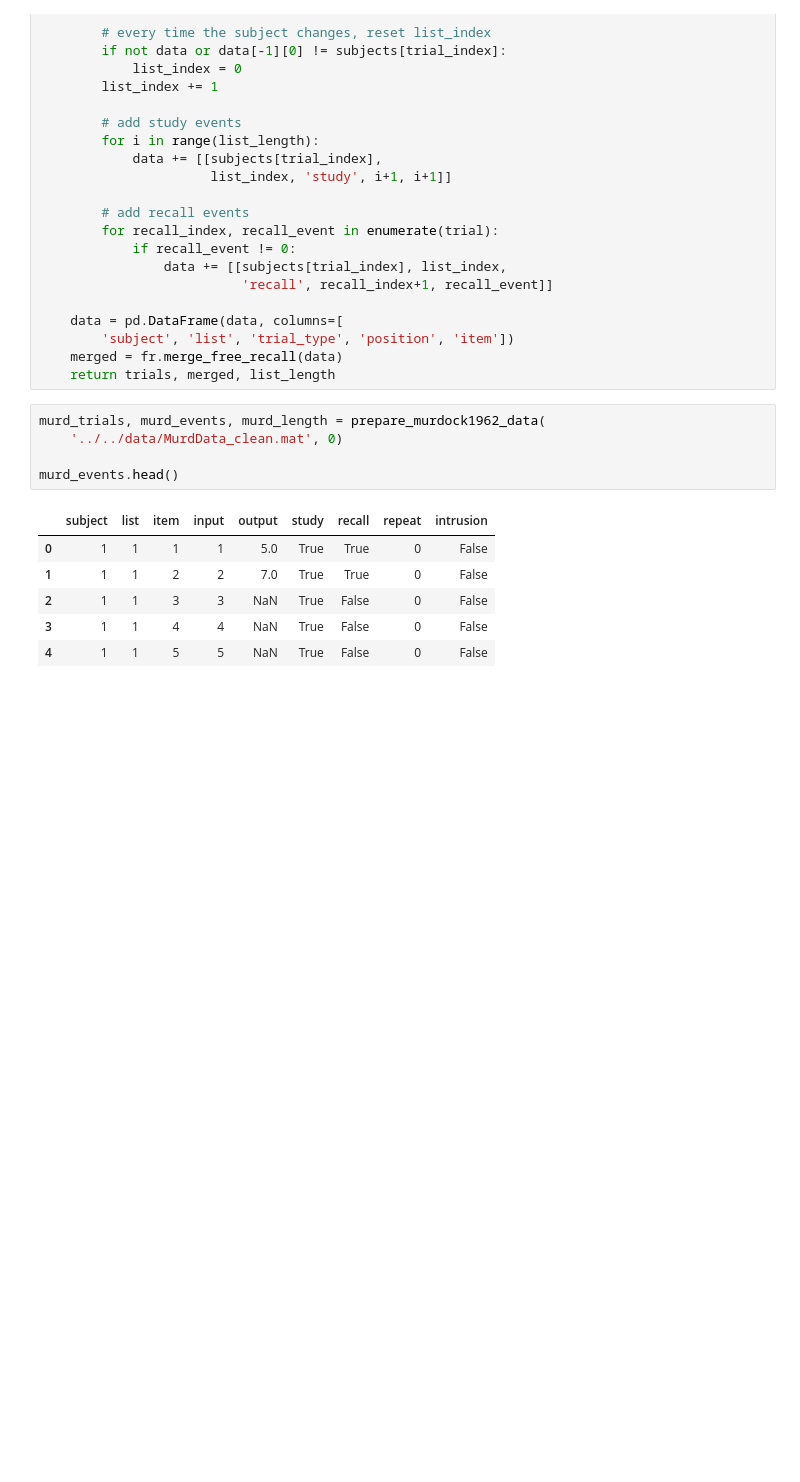
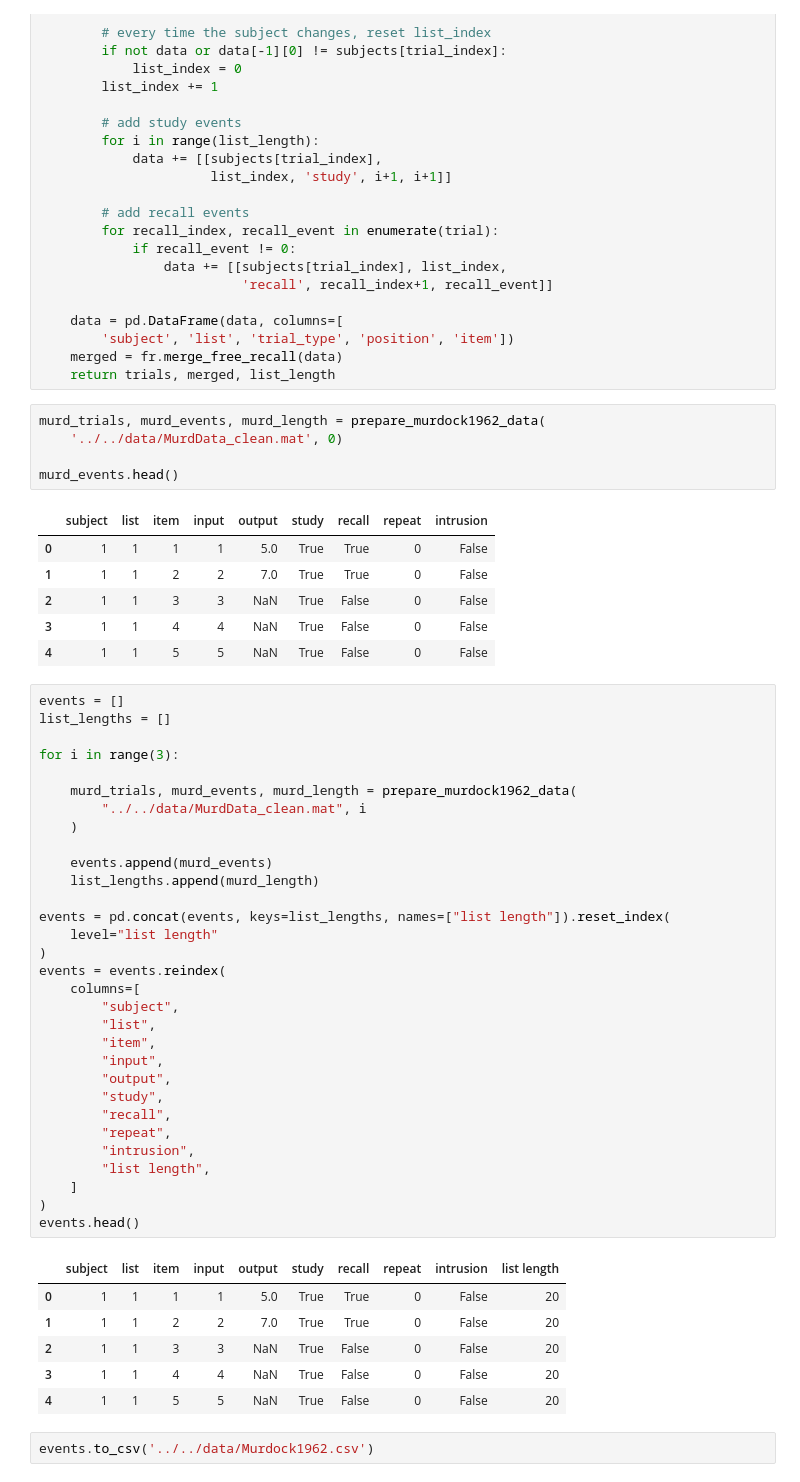
Before and after one commit to githubpsyche/compmemlearn, a Jupyter notebook: library/datasets/Murdock1962.ipynb, the cells around one changed output. Cells and saved outputs as stored; diff of their text form; blank space fills up the shorter version.

```diff
--- a/library/datasets/Murdock1962.ipynb
+++ b/library/datasets/Murdock1962.ipynb
@@ -87,3 +87,43 @@ murd_events.head()
 | 2 | 1 | 1 | 3 | 3 | NaN | True | False | 0 | False |
 | 3 | 1 | 1 | 4 | 4 | NaN | True | False | 0 | False |
 | 4 | 1 | 1 | 5 | 5 | NaN | True | False | 0 | False |
+# %%
+events = []
+list_lengths = []
+
+for i in range(3):
+
+    murd_trials, murd_events, murd_length = prepare_murdock1962_data(
+        "../../data/MurdData_clean.mat", i
+    )
+
+    events.append(murd_events)
+    list_lengths.append(murd_length)
+
+events = pd.concat(events, keys=list_lengths, names=["list length"]).reset_index(
+    level="list length"
+)
+events = events.reindex(
+    columns=[
+        "subject",
+        "list",
+        "item",
+        "input",
+        "output",
+        "study",
+        "recall",
+        "repeat",
+        "intrusion",
+        "list length",
+    ]
+)
+events.head()
+# %% [output]
+|  | subject | list | item | input | output | study | recall | repeat | intrusion | list length |
+| 0 | 1 | 1 | 1 | 1 | 5.0 | True | True | 0 | False | 20 |
+| 1 | 1 | 1 | 2 | 2 | 7.0 | True | True | 0 | False | 20 |
+| 2 | 1 | 1 | 3 | 3 | NaN | True | False | 0 | False | 20 |
+| 3 | 1 | 1 | 4 | 4 | NaN | True | False | 0 | False | 20 |
+| 4 | 1 | 1 | 5 | 5 | NaN | True | False | 0 | False | 20 |
+# %%
+events.to_csv('../../data/Murdock1962.csv')
```
Also changed, not shown: 25 other files.
